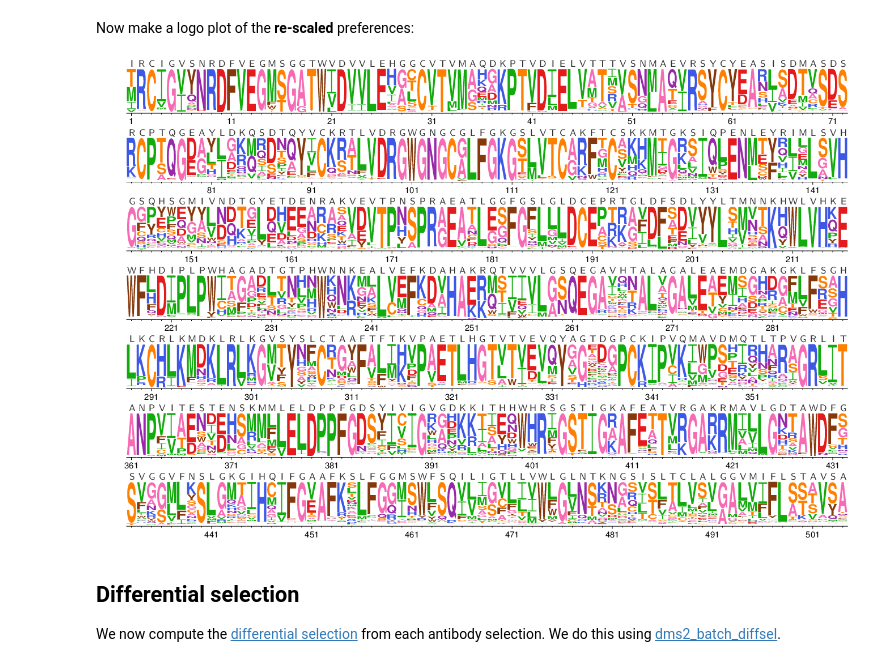
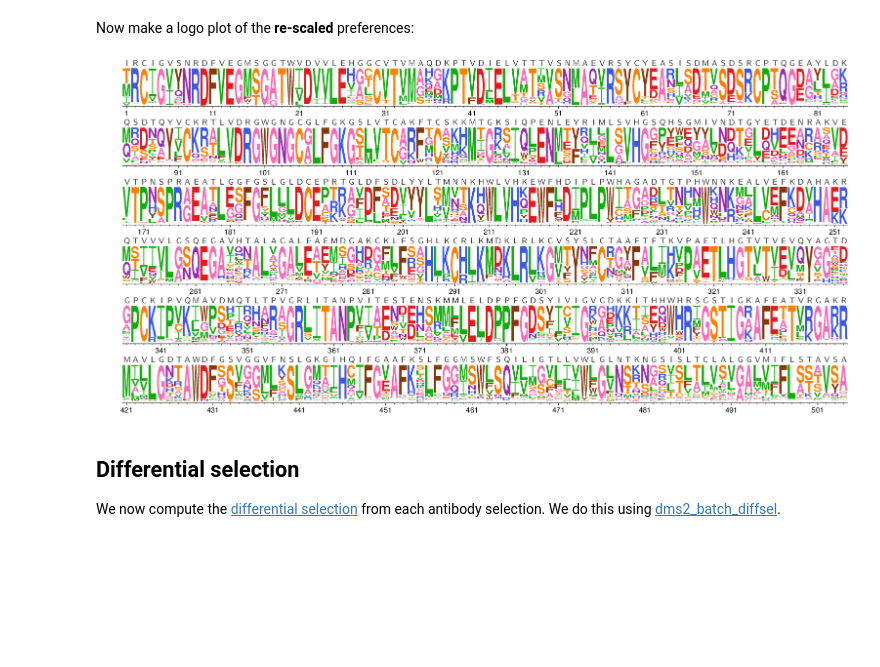
Before and after one commit to jbloomlab/ZIKV_DMS_with_EvansLab, a Jupyter notebook: analysis_notebook.ipynb, the cells around one changed output. Saved outputs shown, nothing was run; the diff lists cells and outputs as text; code cells hidden in the pictures; blank space fills up the shorter version.

```diff
--- a/analysis_notebook.ipynb
+++ b/analysis_notebook.ipynb
@@ -495,16 +509,16 @@ Now make a logo plot of the **re-scaled** preferences:
 # %%
 log = ! dms2_logoplot \
         --prefs {rescaledprefsfile} \
         --name rescaled \
         --outdir {logodir} \
-        --nperline 72 \
+        --nperline 84 \
         --overlay1 {wtoverlayfile} wildtype wildtype \
-        --use_existing {use_existing} \
-        --ignore_extracols yes
+        --ignore_extracols yes \
+        --use_existing {use_existing}
 
 showPDF(os.path.join(logodir, 'rescaled_prefs.pdf'))
 # %% [output]
-[figure, old version]
+[figure, new version]
 # %% [markdown]
 ## Differential selection
 We now compute the [differential selection](https://jbloomlab.github.io/dms_tools2/diffsel.html) from each antibody selection.
```
Also changed, not shown: parts of 37 cells of this notebook, 43 other files.
